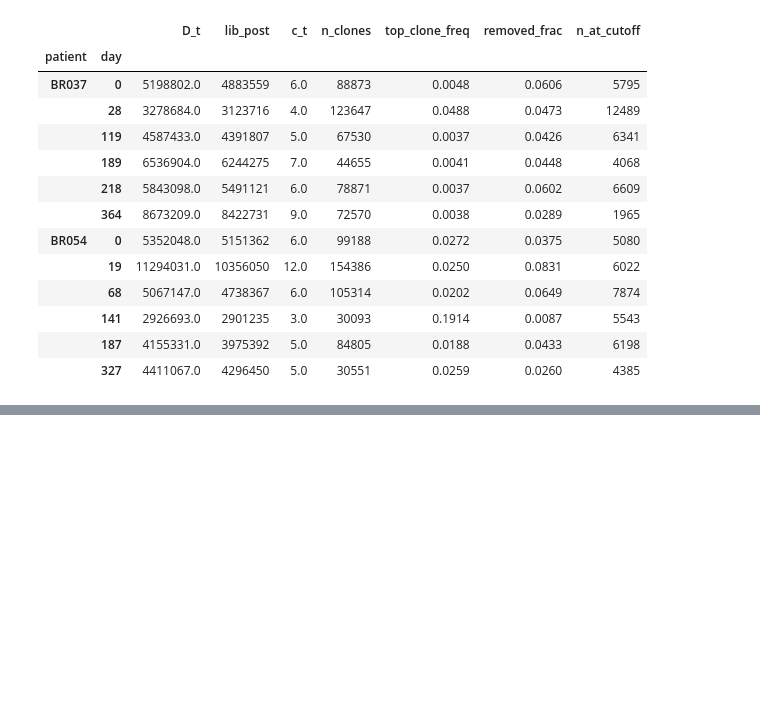
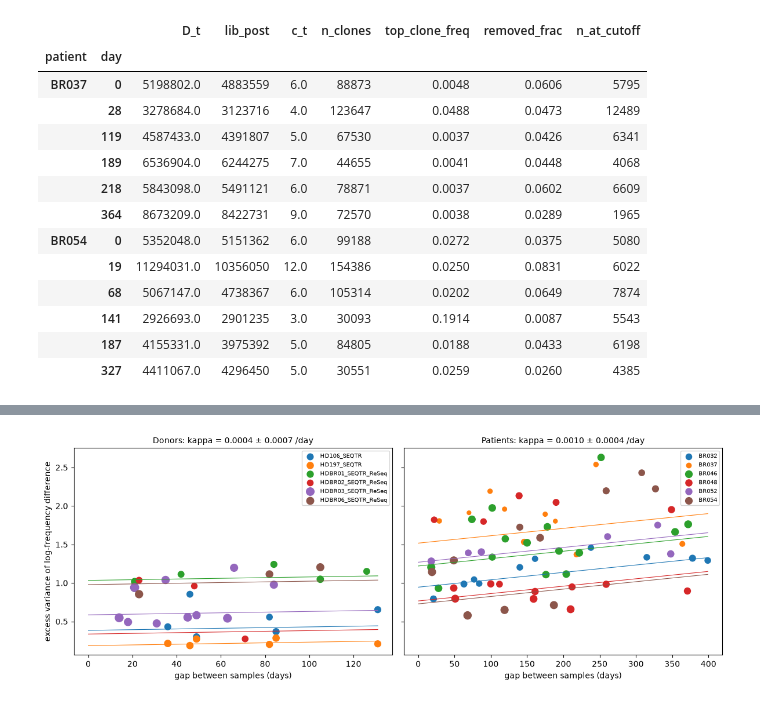
Before and after one commit to leogabcz/VHIO-colab, a Jupyter notebook: notebooks/NB_v2.ipynb, the cells around one changed output, grey strips where cells are left out. Drawn from its saved outputs; the diff is of its cells as text; code cells hidden in the pictures; blank space fills up the shorter version.

```diff
--- a/notebooks/NB_v2.ipynb
+++ b/notebooks/NB_v2.ipynb
@@ -214,0 +91,9 @@ Name: p_value, dtype: float64
+# %%
+qc_d = sample_qc(healthy_raw)
+cols = ['patient', 'day', 'n_clones_rel', 'top_share_rel', 'reads_per_clone_rel',
+        'recapture_rel', 'n_fails', 'drop', 'review']
+print(qc_d.loc[qc_d['n_fails'] > 0, cols])
+
+d_qc = drop_failed_samples(healthy_raw, qc_d)
+print(len(healthy_raw), '->', len(d_qc), 'rows;  dropped:',
+      qc_d.loc[qc_d['drop'], ['patient', 'day']].values.tolist())
@@ -214,0 +107,4 @@ Name: p_value, dtype: float64
+# %%
+d_qc_tmm = tmm_normalize(d_qc)
+# %%
+d_qc = nb.attach_offset(d_qc_tmm)
@@ -214,0 +116,76 @@ Name: p_value, dtype: float64
+# %%
+import numpy as np, pandas as pd
+import matplotlib.pyplot as plt
+from itertools import combinations
+
+
+def pairwise_drift(df, floor_mult=20.0, count_col='count', lib_col='lib',
+                   cutoff_col='c_t', depth_col='D_t', time_col='day'):
+    """Excess variance of log-frequency differences between pairs of samples, vs the gap."""
+    rows = []
+    for pat, g in df[df[count_col] > 0].groupby('patient'):
+        days = np.sort(g[time_col].unique())
+        per = g.groupby(time_col)[[lib_col, cutoff_col, depth_col]].first().reindex(days)
+        X = (g.pivot_table(index='clono', columns=time_col, values=count_col,
+                           aggfunc='sum', fill_value=0)
+               .reindex(columns=days, fill_value=0).to_numpy(float))
+        L = per[lib_col].to_numpy(float)
+        thr = (per[cutoff_col] / per[depth_col]).to_numpy(float)
+        for i, j in combinations(range(len(days)), 2):
+            xi, xj = X[:, i], X[:, j]
+            f_pair = (xi / L[i] + xj / L[j]) / 2
+            keep = (xi > 0) & (xj > 0) & (f_pair >= floor_mult * max(thr[i], thr[j]))
+            if keep.sum() < 50:
+                continue
+            d = np.log(xj[keep] / L[j]) - np.log(xi[keep] / L[i])
+            var_d = (1.4826 * np.median(np.abs(d - np.median(d)))) ** 2
+            pois = np.mean(1 / xi[keep] + 1 / xj[keep])
+            rows.append({'patient': pat, 'day1': days[i], 'day2': days[j],
+                         'gap_days': days[j] - days[i], 'n_clones': int(keep.sum()),
+                         'median_d': float(np.median(d)), 'var_d': var_d,
+                         'poisson': pois, 'excess': var_d - pois})
+    return pd.DataFrame(rows)
+
+
+def fit_drift(pw):
+    """WLS: excess = a_person + kappa * gap (common drift rate, person-specific intercepts)."""
+    pats = sorted(pw['patient'].unique())
+    Xd = np.column_stack([(pw['patient'] == p).astype(float) for p in pats] + [pw['gap_days']])
+    w = (pw['n_clones'] / (2 * np.maximum(pw['excess'], 0.05) ** 2)).to_numpy()
+    sw = np.sqrt(w)
+    beta, *_ = np.linalg.lstsq(Xd * sw[:, None], pw['excess'].to_numpy() * sw, rcond=None)
+    resid = pw['excess'].to_numpy() - Xd @ beta
+    dof = max(len(pw) - Xd.shape[1], 1)
+    s2 = (w * resid ** 2).sum() / dof
+    cov = s2 * np.linalg.inv((Xd * w[:, None]).T @ Xd)
+    kappa = float(beta[-1])
+    return {'kappa_per_day': kappa, 'kappa_se': float(np.sqrt(cov[-1, -1])),
+            'drift_sd_logfold_100d': float(np.sqrt(max(kappa, 0) * 100)),
+            'intercepts': dict(zip(pats, np.round(beta[:-1], 3))), 'n_pairs': len(pw)}
+
+
+pw_d = pairwise_drift(d_qc)
+pw_p = pairwise_drift(P)
+fit_d = fit_drift(pw_d)
+fit_p = fit_drift(pw_p)
+print('DONORS  :', fit_d)
+print('PATIENTS:', fit_p)
+print(pw_d.round(4).to_string(index=False))
+pw_d.to_csv('results/drift_pairs_donors.csv', index=False)
+pw_p.to_csv('results/drift_pairs_patients.csv', index=False)
+
+fig, axes = plt.subplots(1, 2, figsize=(12, 4.5), sharey=True)
+for ax, pw, fit, title in ((axes[0], pw_d, fit_d, 'Donors'), (axes[1], pw_p, fit_p, 'Patients')):
+    for pat, g in pw.groupby('patient'):
+        sc = ax.scatter(g['gap_days'], g['excess'], s=10 + g['n_clones'] / 50, label=pat)
+        a = fit['intercepts'][pat]
+        gg = np.linspace(0, pw['gap_days'].max(), 50)
+        ax.plot(gg, a + fit['kappa_per_day'] * gg, color=sc.get_facecolor()[0], lw=0.8)
+    ax.set_title(f"{title}: kappa = {fit['kappa_per_day']:.4f} ± {fit['kappa_se']:.4f} /day",
+                 fontsize=10)
+    ax.set_xlabel('gap between samples (days)')
+    ax.legend(fontsize=7)
+axes[0].set_ylabel('excess variance of log-frequency difference')
+fig.tight_layout()
+fig.savefig('results/drift_vs_gap.png', dpi=150, bbox_inches='tight')
+# %% [output]
@@ -214,0 +209 @@ Name: p_value, dtype: float64
+[figure, added]
```
Also changed, not shown: parts of 10 cells of this notebook, 44 other files.
